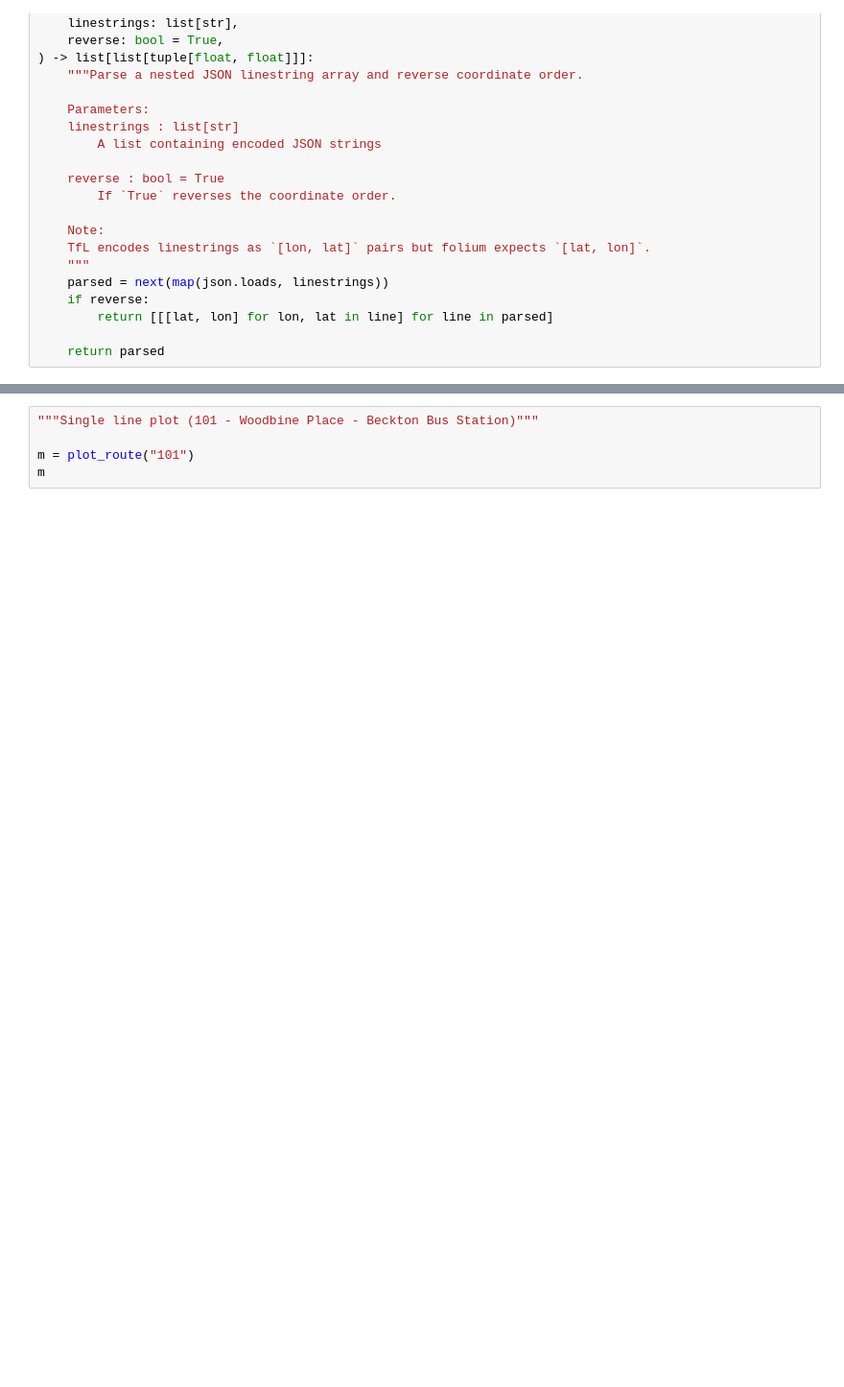
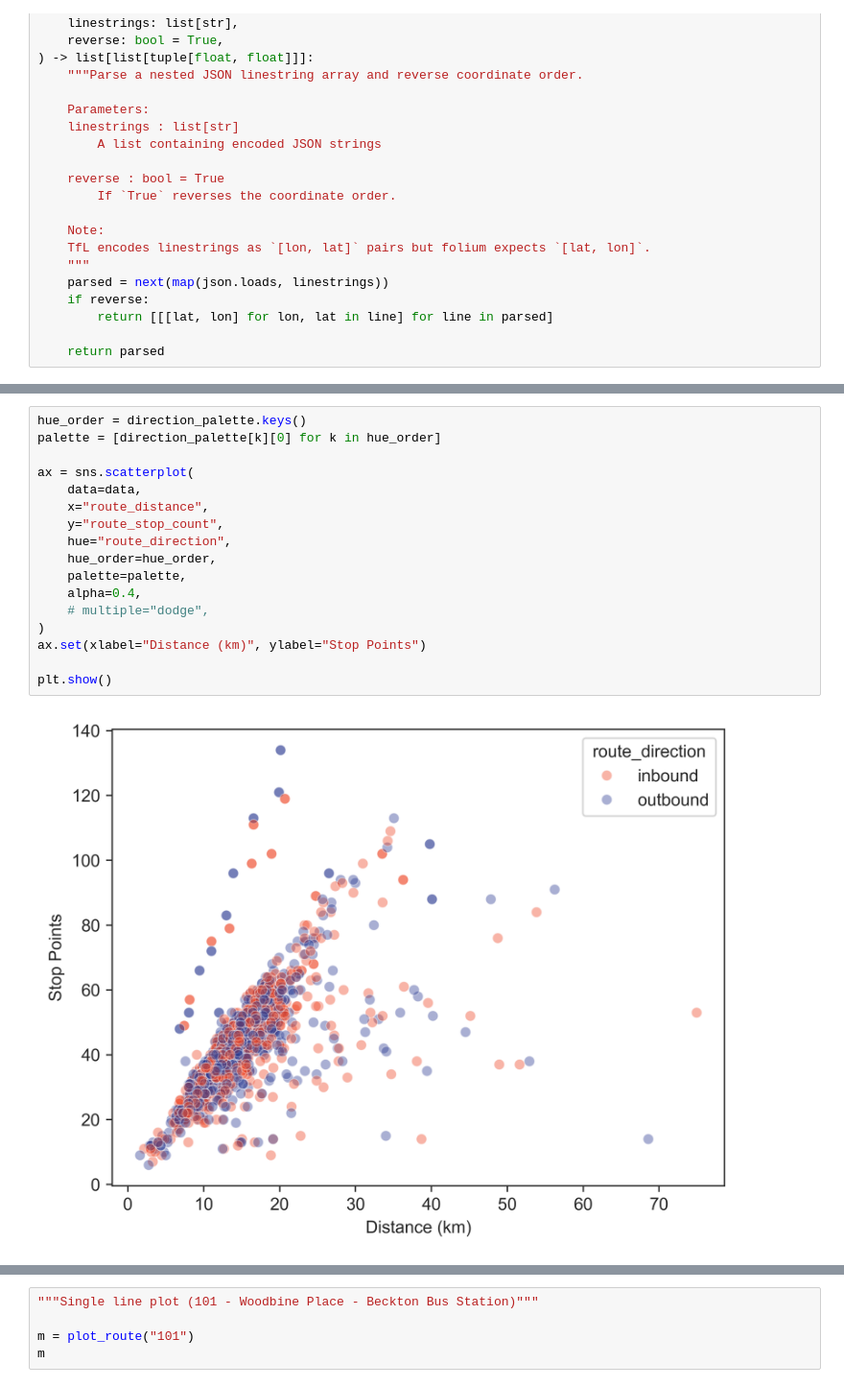
Before and after one commit to pilchard/tfl-lump, a Jupyter notebook: examples/analysis.ipynb, the cells around one changed output, grey strips where cells are left out. Shown at 96% size. Cells and saved outputs as stored; diff of their text form; blank space fills up the shorter version.

```diff
--- a/examples/analysis.ipynb
+++ b/examples/analysis.ipynb
@@ -217,2 +346,21 @@ bus_routes_df.head(3)
+# %%
+hue_order = direction_palette.keys()
+palette = [direction_palette[k][0] for k in hue_order]
+
+ax = sns.scatterplot(
+    data=data,
+    x="route_distance",
+    y="route_stop_count",
+    hue="route_direction",
+    hue_order=hue_order,
+    palette=palette,
+    alpha=0.4,
+    # multiple="dodge",
+)
+ax.set(xlabel="Distance (km)", ylabel="Stop Points")
+
+plt.show()
+# %% [output]
+[figure, added]
 # %%
 """Folium plotting utility functions"""
```
Also changed, not shown: parts of 15 cells of this notebook.
